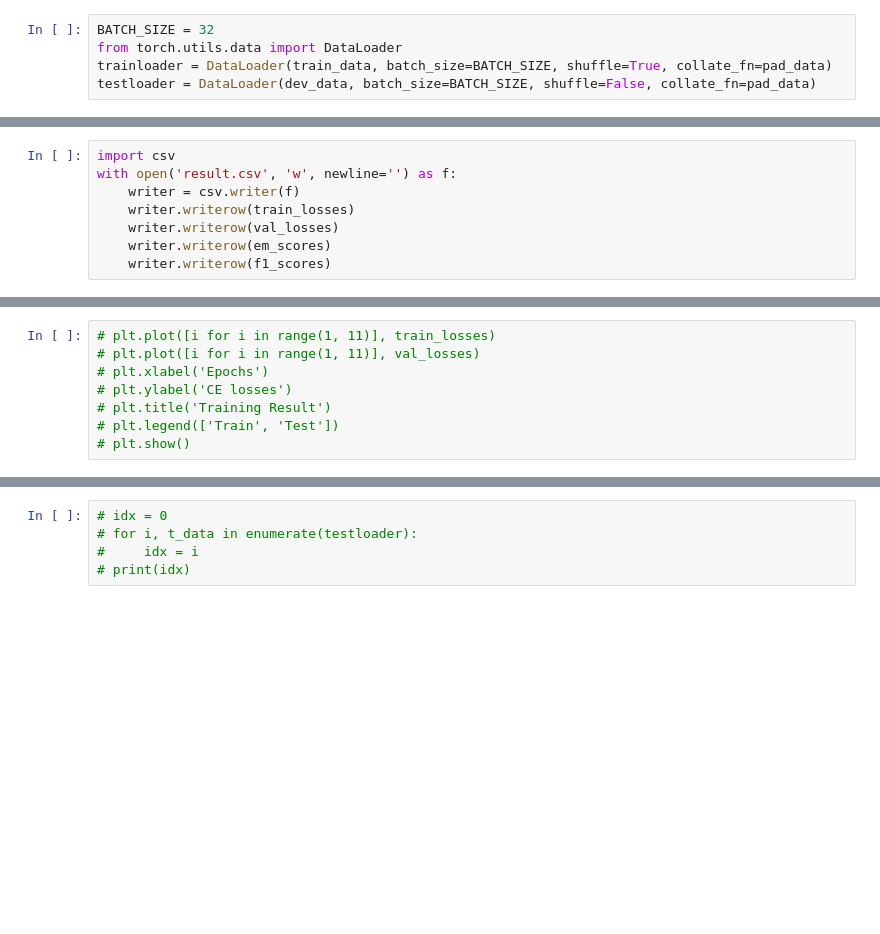
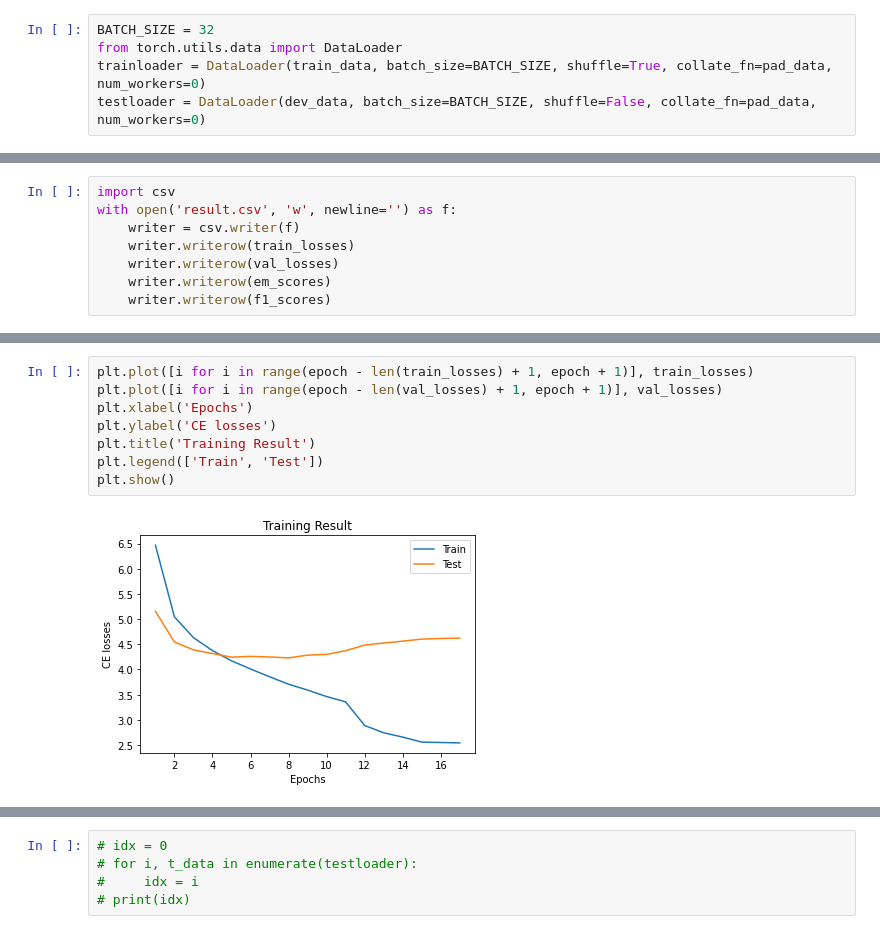
Before and after one commit to zxcvvxcz/my_DrQA, a Jupyter notebook: myDrQA.ipynb, the cells around one changed output, grey strips where cells are left out. Drawn from its saved outputs; the diff is of its cells as text; blank space fills up the shorter version.

```diff
--- a/myDrQA.ipynb
+++ b/myDrQA.ipynb
@@ -135,6 +225,6 @@ def pad_data(data):
 # %%
 BATCH_SIZE = 32
 from torch.utils.data import DataLoader
-trainloader = DataLoader(train_data, batch_size=BATCH_SIZE, shuffle=True, collate_fn=pad_data)
-testloader = DataLoader(dev_data, batch_size=BATCH_SIZE, shuffle=False, collate_fn=pad_data)
+trainloader = DataLoader(train_data, batch_size=BATCH_SIZE, shuffle=True, collate_fn=pad_data, num_workers=0)
+testloader = DataLoader(dev_data, batch_size=BATCH_SIZE, shuffle=False, collate_fn=pad_data, num_workers=0)
 # %%
@@ -710,9 +789,11 @@ em_score: 13.365384615384615, f1_score: 29.547050992112123
 # %%
-# plt.plot([i for i in range(1, 11)], train_losses)
-# plt.plot([i for i in range(1, 11)], val_losses)
-# plt.xlabel('Epochs')
-# plt.ylabel('CE losses')
-# plt.title('Training Result')
-# plt.legend(['Train', 'Test'])
-# plt.show()
+plt.plot([i for i in range(epoch - len(train_losses) + 1, epoch + 1)], train_losses)
+plt.plot([i for i in range(epoch - len(val_losses) + 1, epoch + 1)], val_losses)
+plt.xlabel('Epochs')
+plt.ylabel('CE losses')
+plt.title('Training Result')
+plt.legend(['Train', 'Test'])
+plt.show()
+# %% [output]
+[figure, added]
 # %%
```
Also changed, not shown: parts of 27 cells of this notebook.
